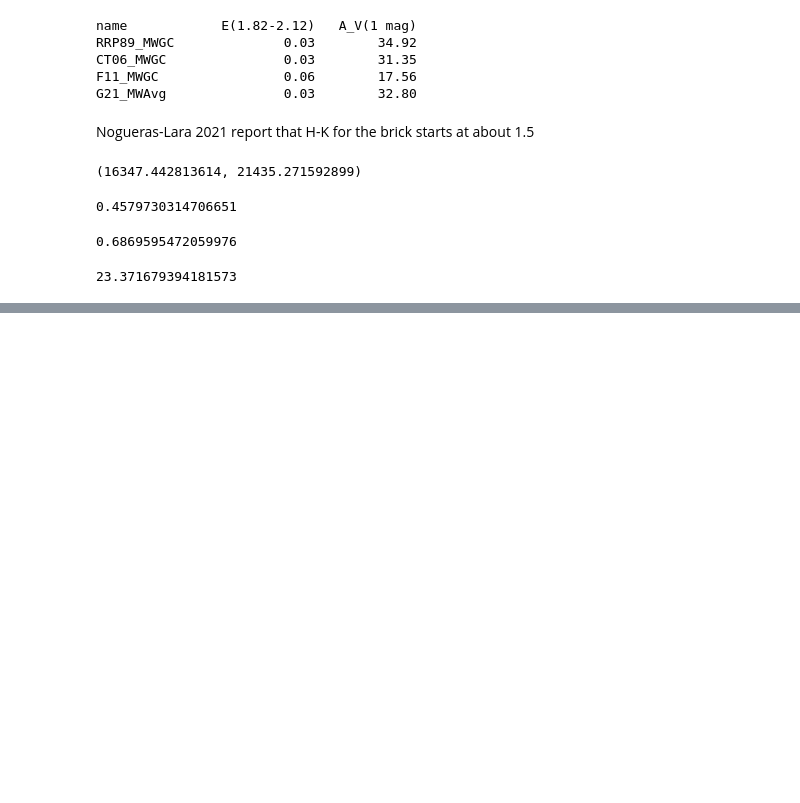
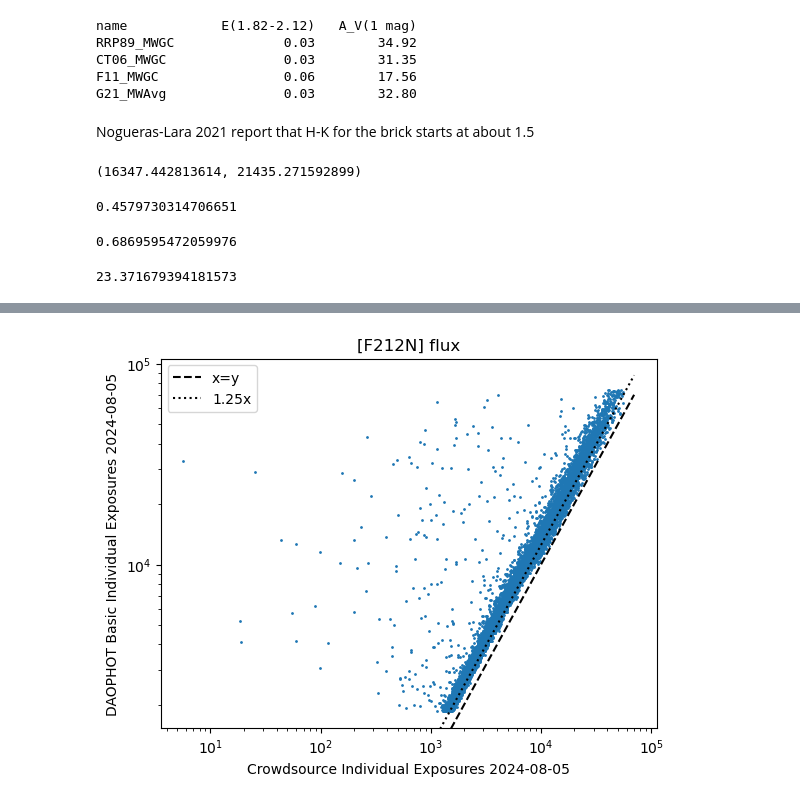
Before and after one commit to keflavich/brick-jwst-2221-notebooks, a Jupyter notebook: notebooks/CompareMergedReprojectvsIndivexpFluxMag.ipynb, the cells around one changed output, grey strips where cells are left out. Saved outputs shown, nothing was run; the diff lists cells and outputs as text; code cells hidden in the pictures; blank space fills up the shorter version.

```diff
--- a/notebooks/CompareMergedReprojectvsIndivexpFluxMag.ipynb
+++ b/notebooks/CompareMergedReprojectvsIndivexpFluxMag.ipynb
@@ -144,0 +169,10 @@ e_182/e_HK
+# %%
+pl.scatter(basetable_crowdsource_indivexp['flux_f212n'][sidx_2], basetable_basic_merged1182['flux_f212n'][idx_2], s=1)
+pl.loglog([0, 7e4], [0, 7e4], 'k--', label='x=y')
+pl.loglog([0, 7e4], np.array([0, 7e4])*1.25, 'k:', label='1.25x')
+pl.xlabel("Crowdsource Individual Exposures 2024-08-05")
+pl.ylabel("DAOPHOT Basic Individual Exposures 2024-08-05")
+pl.legend()
+pl.title("[F212N] flux");
+# %% [output]
+[figure, added]
```
Also changed, not shown: parts of 4 cells of this notebook, 5 other files.
